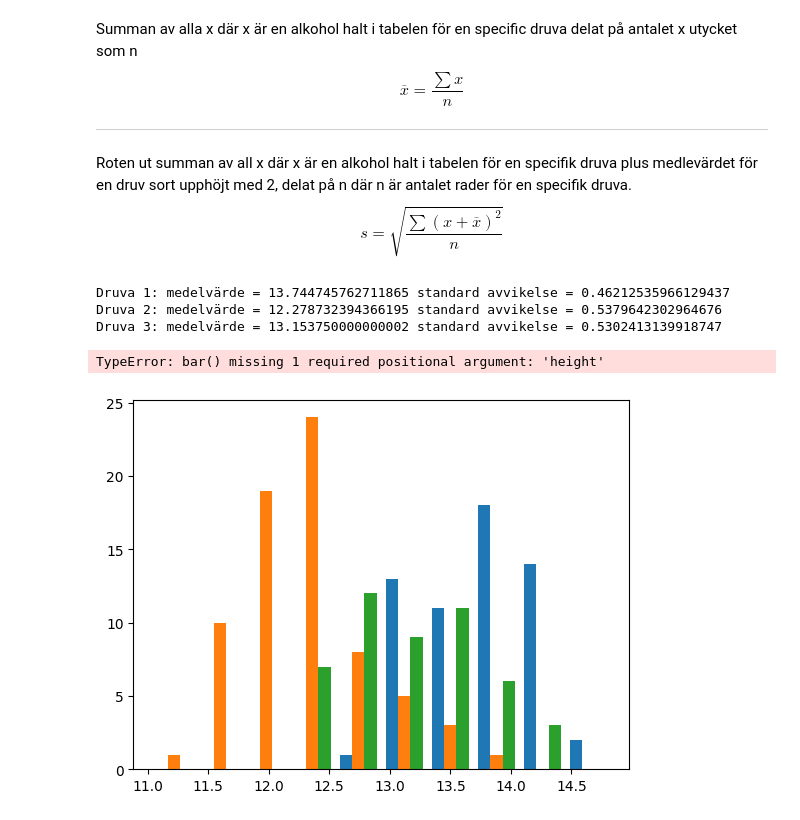
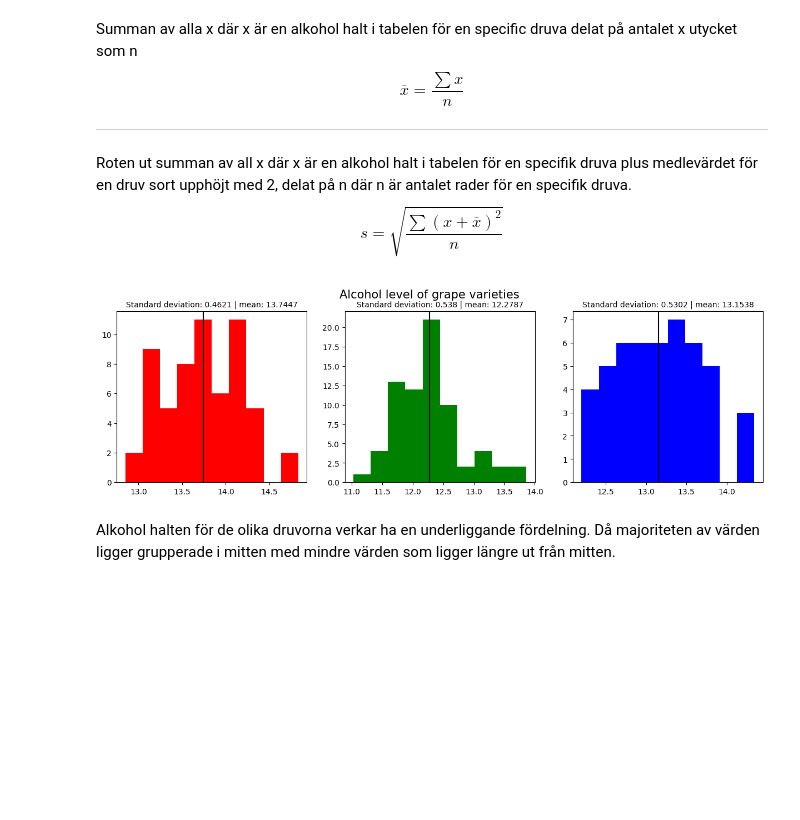
Before and after one commit to FabianAndersson17/Statistiska_Metoder_Slutuppgift, a Jupyter notebook: slutprojekt.ipynb, the cells around one changed output. Drawn from its saved outputs; the diff is of its cells as text; code cells hidden in the pictures; blank space fills up the shorter version.

Commit message:
Finished hist plots.

```diff
--- a/slutprojekt.ipynb
+++ b/slutprojekt.ipynb
@@ -12,31 +32,19 @@ $$ \overline x = \frac {\sum x } n$$
 ___
 Roten ut summan av all x där x är en alkohol halt i tabelen för en specifik druva plus medlevärdet för en druv sort upphöjt med 2, delat på n där n är antalet rader för en specifik druva.
 $$ s = \sqrt{\frac{\sum(x + \overline x)^2} n} $$
-# %%
-grape_1_Alcohol = wine_data["Alcohol"].loc[1]
-grape_2_Alcohol = wine_data["Alcohol"].loc[2]
-grape_3_Alcohol = wine_data["Alcohol"].loc[3]
-
-grape_1_Alc_mean = grape_1_Alcohol.mean()
-grape_2_Alc_mean = grape_2_Alcohol.mean()
-grape_3_Alc_mean = grape_3_Alcohol.mean()
-
-grape_1_standard_deviation = grape_1_Alcohol.std()
-grape_2_standard_deviation = grape_2_Alcohol.std()
-grape_3_standard_deviation = grape_3_Alcohol.std()
-
-print(f"Druva 1: medelvärde = {grape_1_Alc_mean} standard avvikelse = {grape_1_standard_deviation}")
-print(f"Druva 2: medelvärde = {grape_2_Alc_mean} standard avvikelse = {grape_2_standard_deviation}")
-print(f"Druva 3: medelvärde = {grape_3_Alc_mean} standard avvikelse = {grape_3_standard_deviation}")
-# %% [output]
-Druva 1: medelvärde = 13.744745762711865 standard avvikelse = 0.46212535966129437
-Druva 2: medelvärde = 12.278732394366195 standard avvikelse = 0.5379642302964676
-Druva 3: medelvärde = 13.153750000000002 standard avvikelse = 0.5302413139918747
-# %%
-fig = plt.hist([grape_1_Alcohol, grape_2_Alcohol, grape_3_Alcohol])
-plt.bar()
-plt.title("The Alcohol level per grape")
-plt.legend(["Grape1", "Grape2", "Grape3"])
-# %% [output]
-TypeError: bar() missing 1 required positional argument: 'height'
-[figure, removed]
+# %%
+fig, axes = plt.subplots(1,3 , dpi = 100, figsize = (15,4))
+axes[0].hist(grape_1_Alcohol, color = "r")
+axes[0].axvline(grape_1_Alc_mean, color = "black")
+axes[0].set_title(f"Standard deviation: {round(grape_1_standard_deviation, 4)} | mean: {round(grape_1_Alc_mean, 4)}", fontsize = 10)
+axes[1].hist(grape_2_Alcohol, color = "g")
+axes[1].axvline(grape_2_Alc_mean, color = "black")
+axes[1].set_title(f"Standard deviation: {round(grape_2_standard_deviation, 4)} | mean: {round(grape_2_Alc_mean, 4)}", fontsize = 10)
+axes[2].hist(grape_3_Alcohol, color = "b")
+axes[2].axvline(grape_3_Alc_mean, color = "black")
+axes[2].set_title(f"Standard deviation: {round(grape_3_standard_deviation, 4)} | mean: {round(grape_3_Alc_mean, 4)}", fontsize = 10)
+plt.suptitle("Alcohol level of grape varieties", fontsize = 15);
+# %% [output]
+[figure, added]
+# %% [markdown]
+Alkohol halten för de olika druvorna verkar ha en underliggande fördelning. Då majoriteten av värden ligger grupperade i mitten med mindre värden som ligger längre ut från mitten.
```
Also changed, not shown: parts of 1 cell of this notebook.
